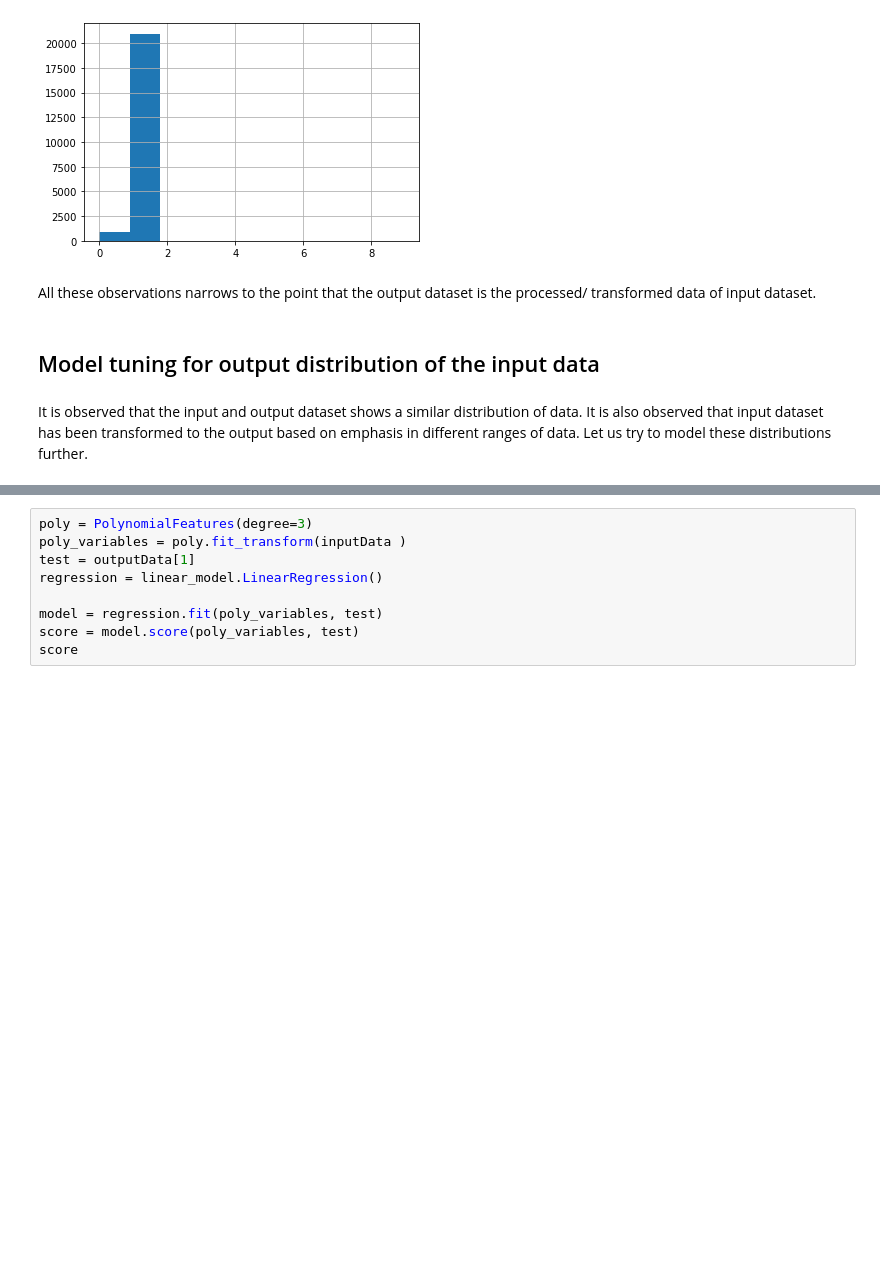
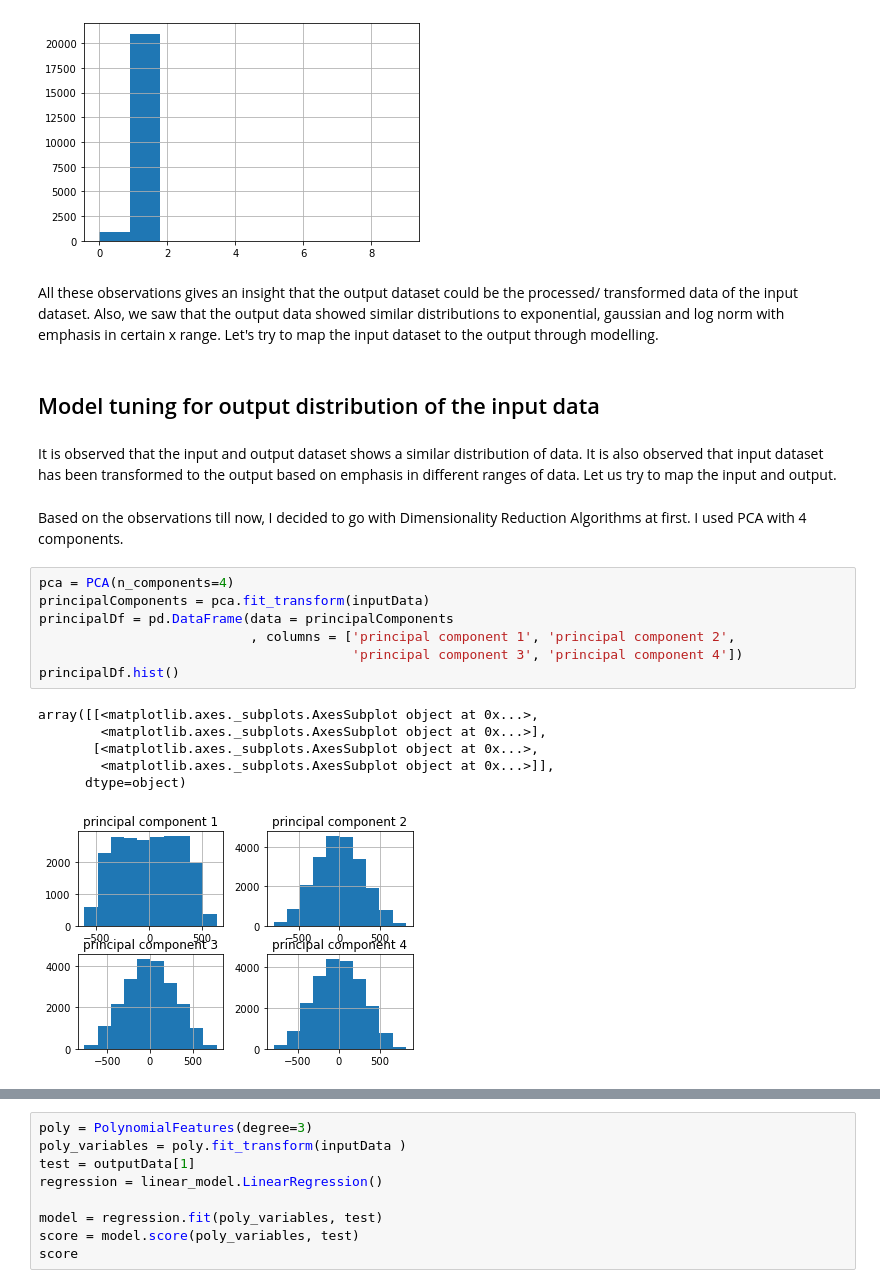
Before and after one commit to sivaranjanija/DEWA, a Jupyter notebook: Solution4/DEWA_Solution4.ipynb, the cells around one changed output, grey strips where cells are left out. Saved outputs shown, nothing was run; the diff lists cells and outputs as text; blank space fills up the shorter version.

```diff
--- a/Solution4/DEWA_Solution4.ipynb
+++ b/Solution4/DEWA_Solution4.ipynb
@@ -254,9 +255,25 @@ outputData[2].hist()
 # %% [output]
 <matplotlib.axes._subplots.AxesSubplot at 0x...>
 [figure]
-# %% [markdown]
-All these observations narrows to the point that the output dataset is the processed/ transformed data of input dataset.
+# %% [markdown]
+All these observations gives an insight that the output dataset could be the processed/ transformed data of the input dataset. Also, we saw that the output data showed similar distributions to exponential, gaussian and log norm with emphasis in certain x range. Let's try to map the input dataset to the output through modelling.
 # %% [markdown]
 ## Model tuning for output distribution of the input data
 # %% [markdown]
-It is observed that the input and output dataset shows a similar distribution of data. It is also observed that input dataset has been transformed to the output based on emphasis in different ranges of data. Let us try to model these distributions further.
+It is observed that the input and output dataset shows a similar distribution of data. It is also observed that input dataset has been transformed to the output based on emphasis in different ranges of data. Let us try to map the input and output.
+# %% [markdown]
+Based on the observations till now, I decided to go with Dimensionality Reduction Algorithms at first. I used PCA with 4 components.
+# %%
+pca = PCA(n_components=4)
+principalComponents = pca.fit_transform(inputData)
+principalDf = pd.DataFrame(data = principalComponents
+                           , columns = ['principal component 1', 'principal component 2',
+                                        'principal component 3', 'principal component 4'])
+principalDf.hist()
+# %% [output]
+array([[<matplotlib.axes._subplots.AxesSubplot object at 0x...>,
+        <matplotlib.axes._subplots.AxesSubplot object at 0x...>],
+       [<matplotlib.axes._subplots.AxesSubplot object at 0x...>,
+        <matplotlib.axes._subplots.AxesSubplot object at 0x...>]],
+      dtype=object)
+[figure, added]
```
Also changed, not shown: parts of 19 cells of this notebook.
